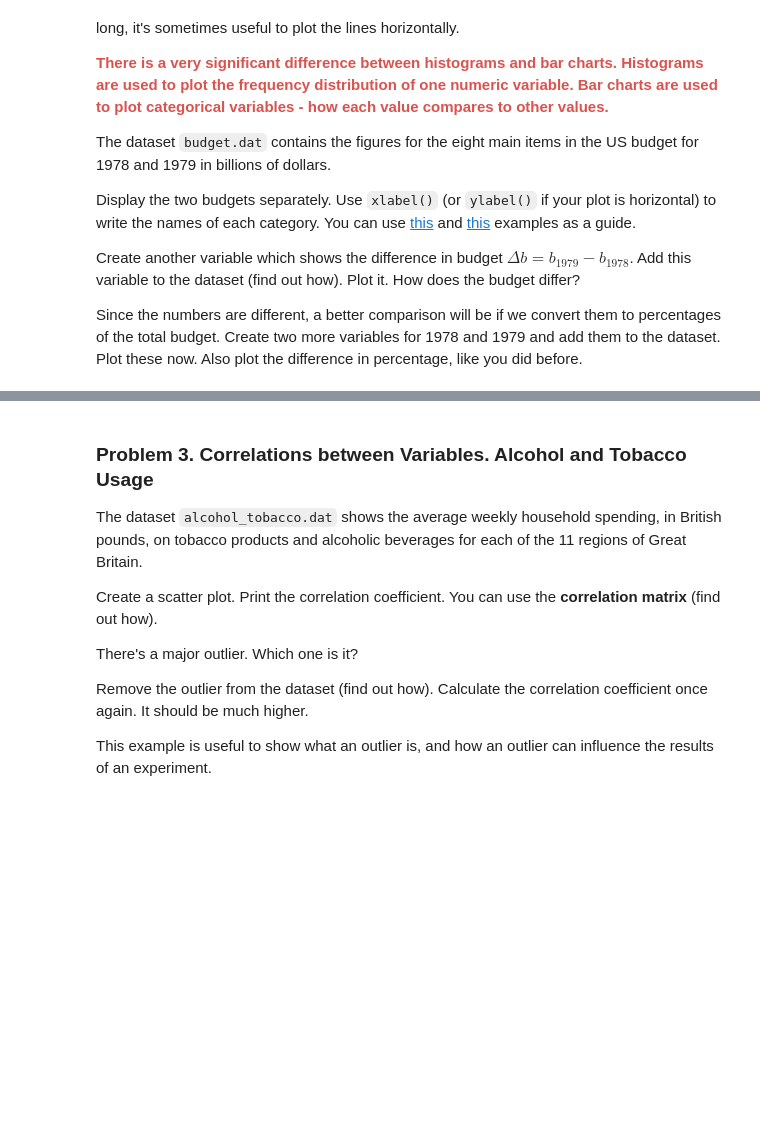
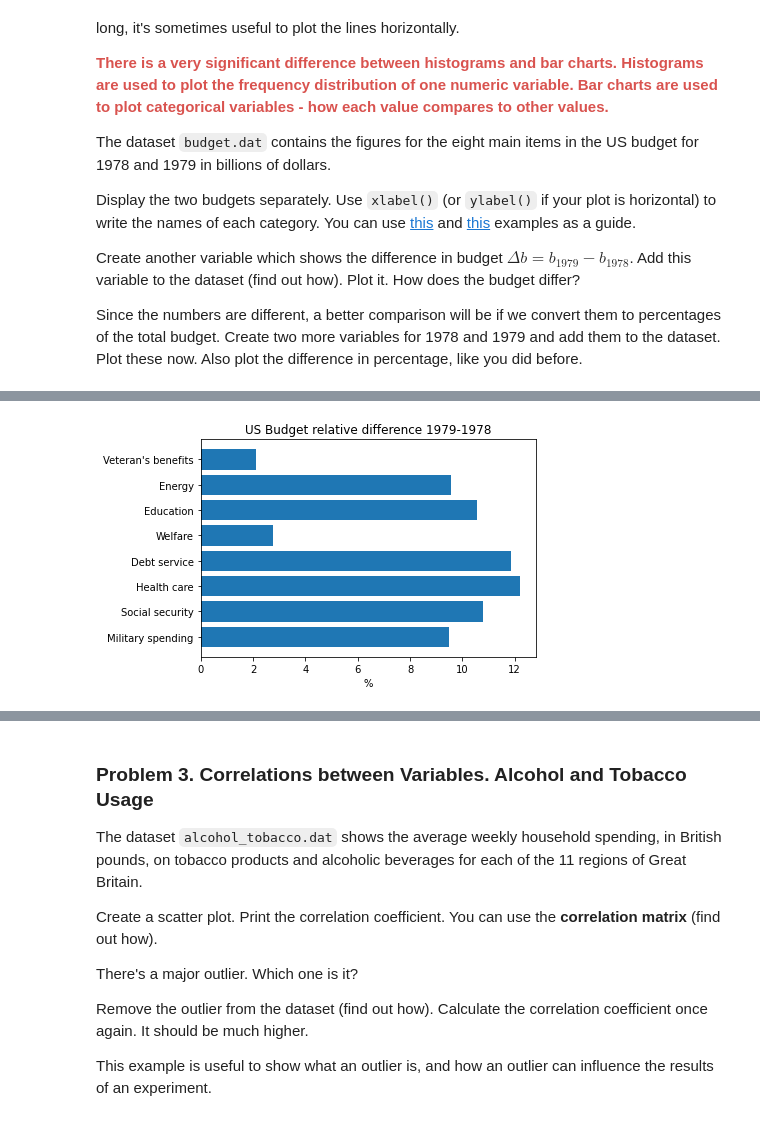
Before and after one commit to aleksoft1/math-concepts-for-developers-march-2022, a Jupyter notebook: 12. Statistics-Exercise/Statistics Exercise.ipynb, the cells around one changed output, grey strips where cells are left out. Saved outputs shown, nothing was run; the diff lists cells and outputs as text; code cells hidden in the pictures; blank space fills up the shorter version.

```diff
--- a/12. Statistics-Exercise/Statistics Exercise.ipynb
+++ b/12. Statistics-Exercise/Statistics Exercise.ipynb
@@ -121,0 +160,7 @@ Since the numbers are different, a better comparison will be if we convert them
+# %%
+plt.barh(budget["Category"], (budget["1979"] - budget["1978"]) / budget["1978"] * 100)
+plt.title("US Budget relative difference 1979-1978")
+plt.xlabel("%")
+plt.show()
+# %% [output]
+[figure, added]
```
Also changed, not shown: parts of 5 cells of this notebook.
